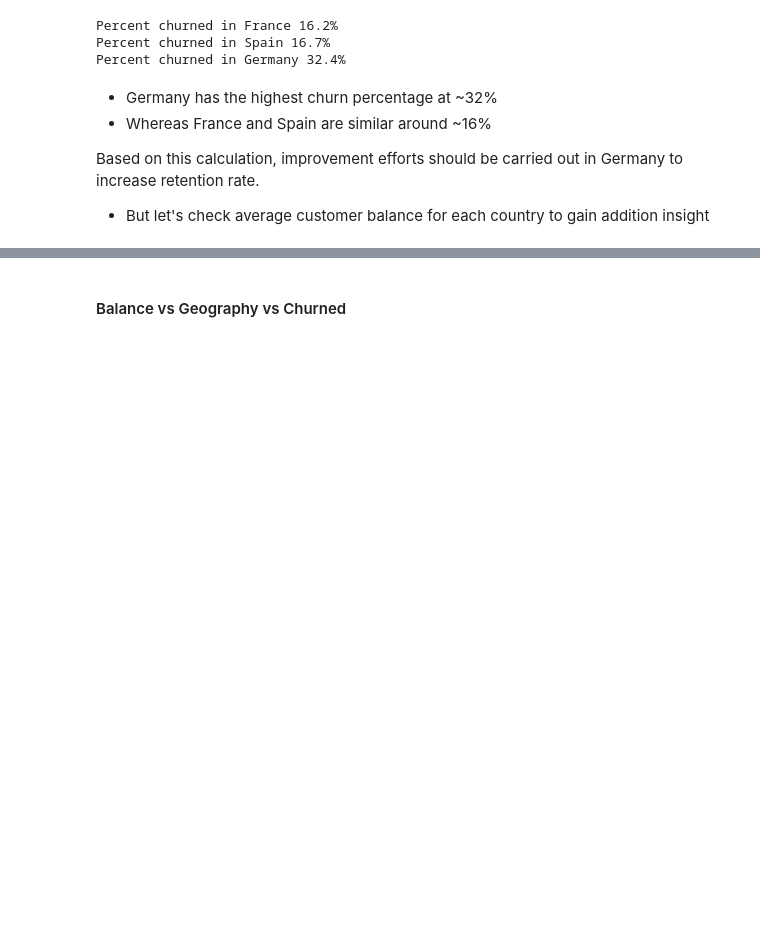
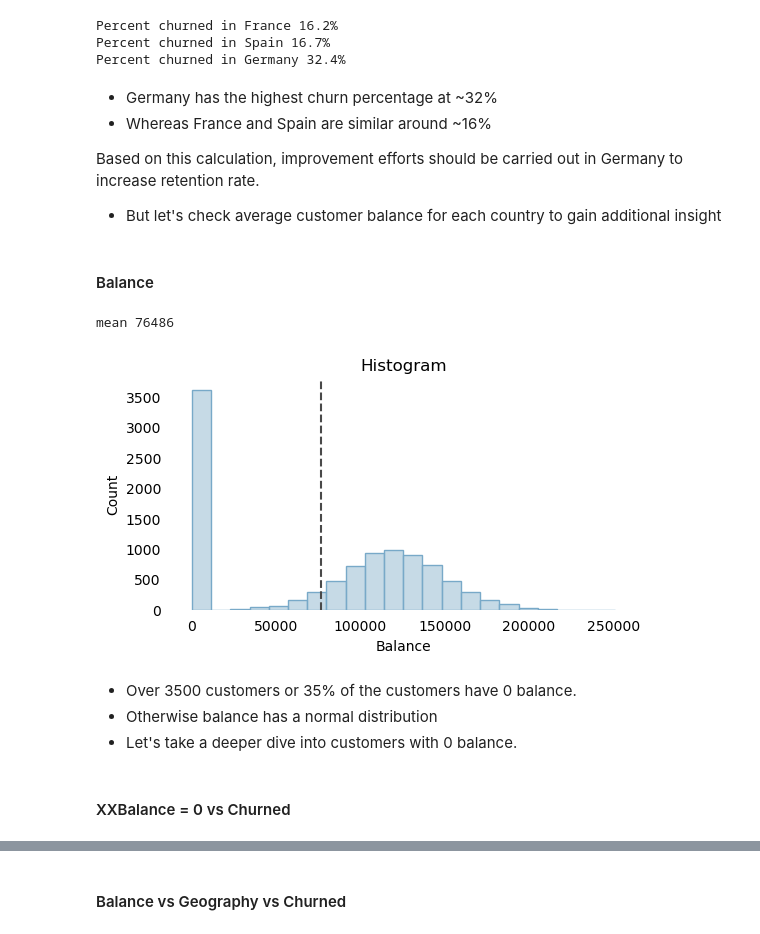
Before and after one commit to aprilhong/bankchurn, a Jupyter notebook: bank_churn_notebook.ipynb, the cells around one changed output, grey strips where cells are left out. Saved outputs shown, nothing was run; the diff lists cells and outputs as text; code cells hidden in the pictures; blank space fills up the shorter version.

```diff
--- a/bank_churn_notebook.ipynb
+++ b/bank_churn_notebook.ipynb
@@ -363,4 +362,31 @@ Percent churned in Germany 32.4%
 
 Based on this calculation, improvement efforts should be carried out in Germany to increase retention rate.
 
-- But let's check average customer balance for each country to gain addition insight
+- But let's check average customer balance for each country to gain additional insight
+# %% [markdown]
+#### Balance
+# %%
+# Assign variable to x
+x = 'Balance'
+
+# Plot Histogram
+fig = plt.figure(figsize=(6,3))
+ax = sns.histplot(x=df[x], color='#b3cede', edgecolor='#78a9c8')
+ax.tick_params(left=False, bottom=False) # Remove ticks
+sns.despine(left=True, bottom=True) # Remove borders borders
+plt.title('Histogram')
+
+#Calculate and display mean
+mean = df[x].mean()
+print('mean',f'{mean:.0f}')
+plt.axvline(mean, color='#494949', linestyle='--')
+None
+# %% [output]
+mean 76486
+[figure, added]
+# %% [markdown]
+- Over 3500 customers or 35% of the customers have 0 balance.
+- Otherwise balance has a normal distribution
+- Let's take a deeper dive into customers with 0 balance.
+# %% [markdown]
+#### XXBalance = 0 vs Churned
```
Also changed, not shown: parts of 20 cells of this notebook.
